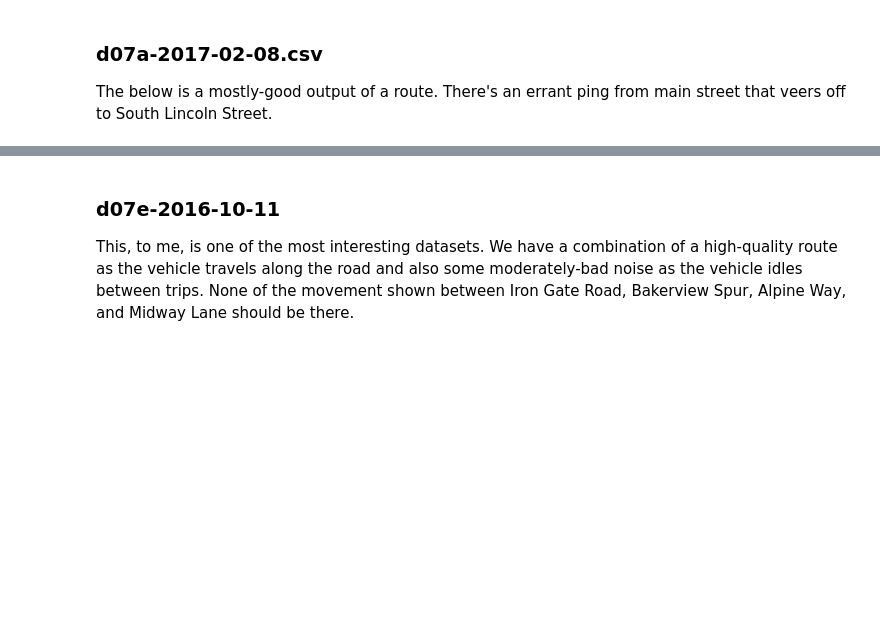
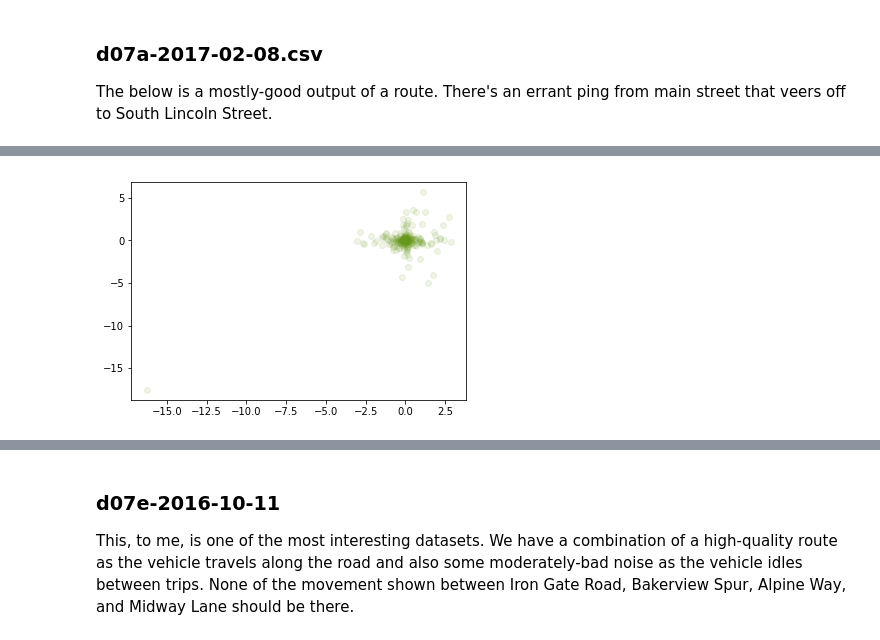
Before and after one commit to eggonabull/gnss-analysis, a Jupyter notebook: GNSS Analysis.ipynb, the cells around one changed output, grey strips where cells are left out. Cells and saved outputs as stored; diff of their text form; code cells hidden in the pictures; blank space fills up the shorter version.

```diff
--- a/GNSS Analysis.ipynb
+++ b/GNSS Analysis.ipynb
@@ -100,2 +118,4 @@ gnss_helpers.get_velocity_plot('d07a-2017-02-08.csv')
 # %%
-gnss_helpers.get_acceleration_plot('d07a-2017-01-23.csv')
+gnss_helpers.get_acceleration_plot('d07a-2017-02-08.csv')
+# %% [output]
+[figure, added]
```
Also changed, not shown: parts of 38 cells of this notebook, 1 other file.
